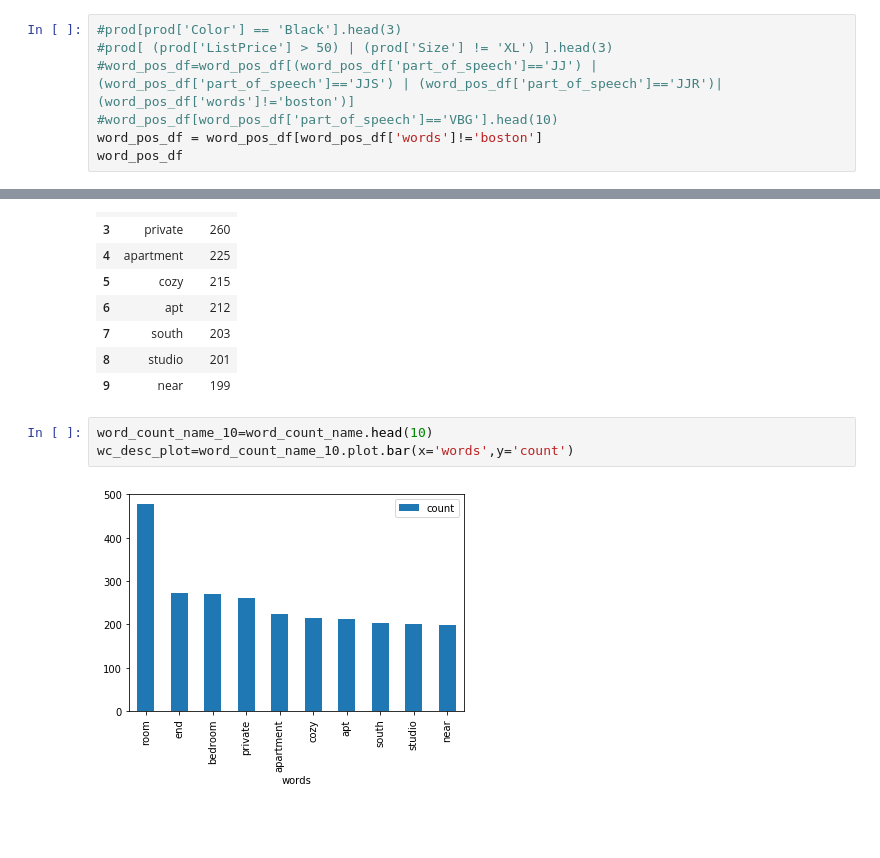
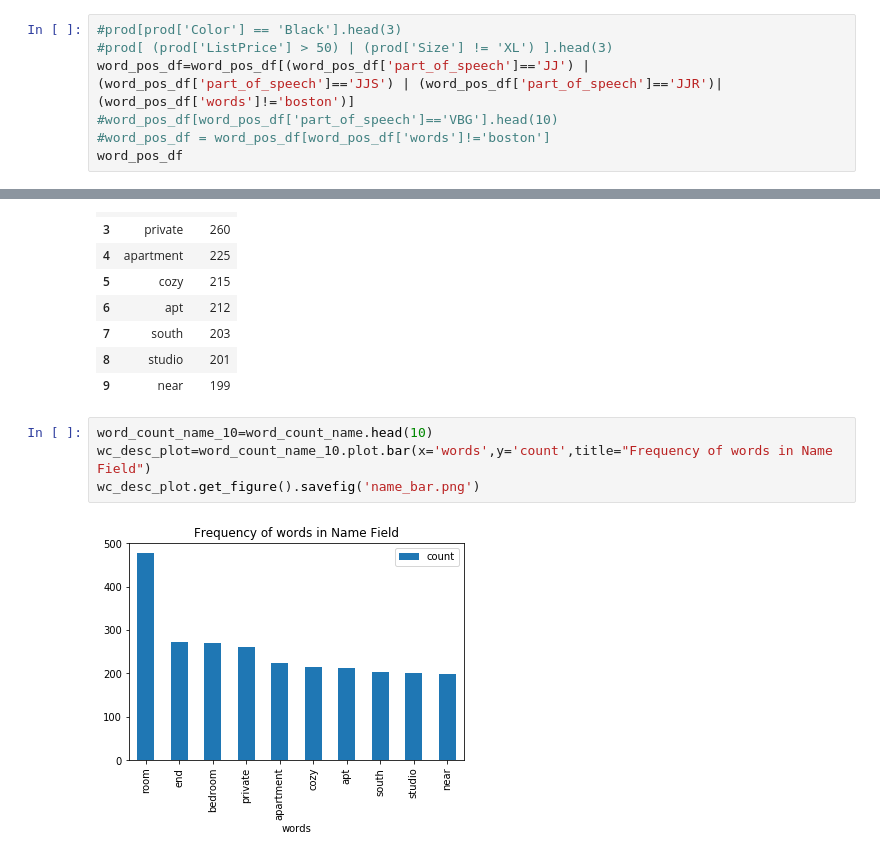
Before and after one commit to ewalker1230/ewalker1230, a Jupyter notebook: Text_EDA-name.ipynb, the cells around one changed output, grey strips where cells are left out. Saved outputs shown, nothing was run; the diff lists cells and outputs as text; blank space fills up the shorter version.

```diff
--- a/Text_EDA-name.ipynb
+++ b/Text_EDA-name.ipynb
@@ -143,9 +141,9 @@ word_pos_df
 # %%
 #prod[prod['Color'] == 'Black'].head(3)
 #prod[ (prod['ListPrice'] > 50) | (prod['Size'] != 'XL') ].head(3)
-#word_pos_df=word_pos_df[(word_pos_df['part_of_speech']=='JJ') | (word_pos_df['part_of_speech']=='JJS') | (word_pos_df['part_of_speech']=='JJR')|(word_pos_df['words']!='boston')]
+word_pos_df=word_pos_df[(word_pos_df['part_of_speech']=='JJ') | (word_pos_df['part_of_speech']=='JJS') | (word_pos_df['part_of_speech']=='JJR')|(word_pos_df['words']!='boston')]
 #word_pos_df[word_pos_df['part_of_speech']=='VBG'].head(10)
-word_pos_df = word_pos_df[word_pos_df['words']!='boston']
+#word_pos_df = word_pos_df[word_pos_df['words']!='boston']
 word_pos_df
 # %% [output]
 |  | words | part_of_speech |
@@ -188,6 +186,7 @@ word_count_name.head(10)
 | 9 | near | 199 |
 # %%
 word_count_name_10=word_count_name.head(10)
-wc_desc_plot=word_count_name_10.plot.bar(x='words',y='count')
+wc_desc_plot=word_count_name_10.plot.bar(x='words',y='count',title="Frequency of words in Name Field")
+wc_desc_plot.get_figure().savefig('name_bar.png')
 # %% [output]
-[figure, old version]
+[figure, new version]
```
Also changed, not shown: parts of 3 cells of this notebook, 8 other files.
